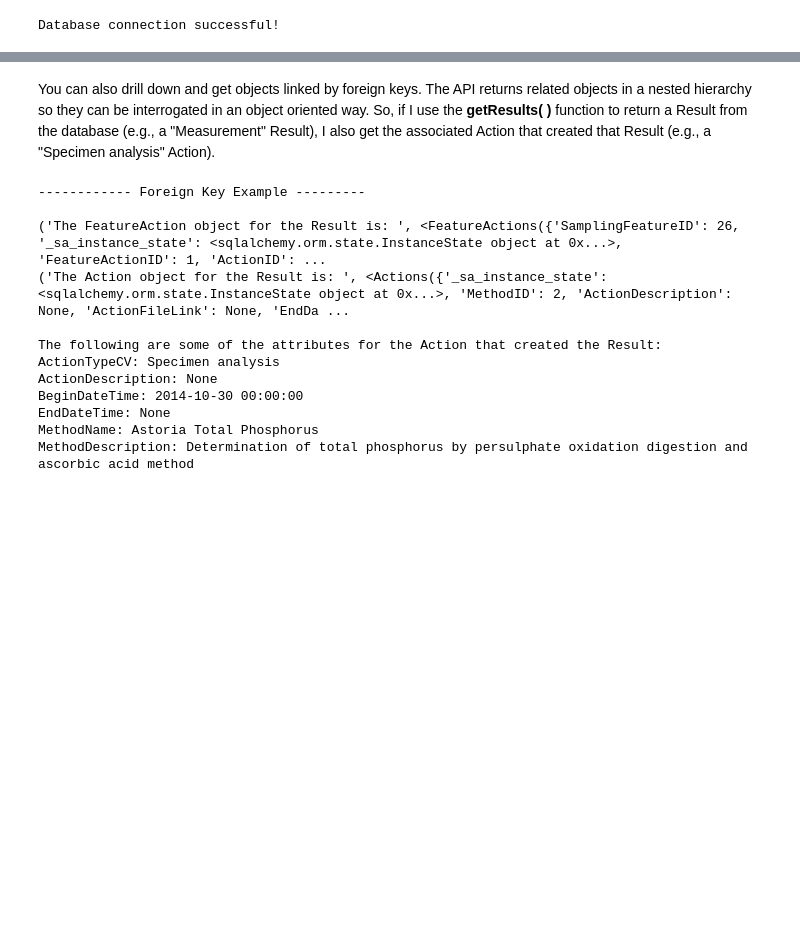
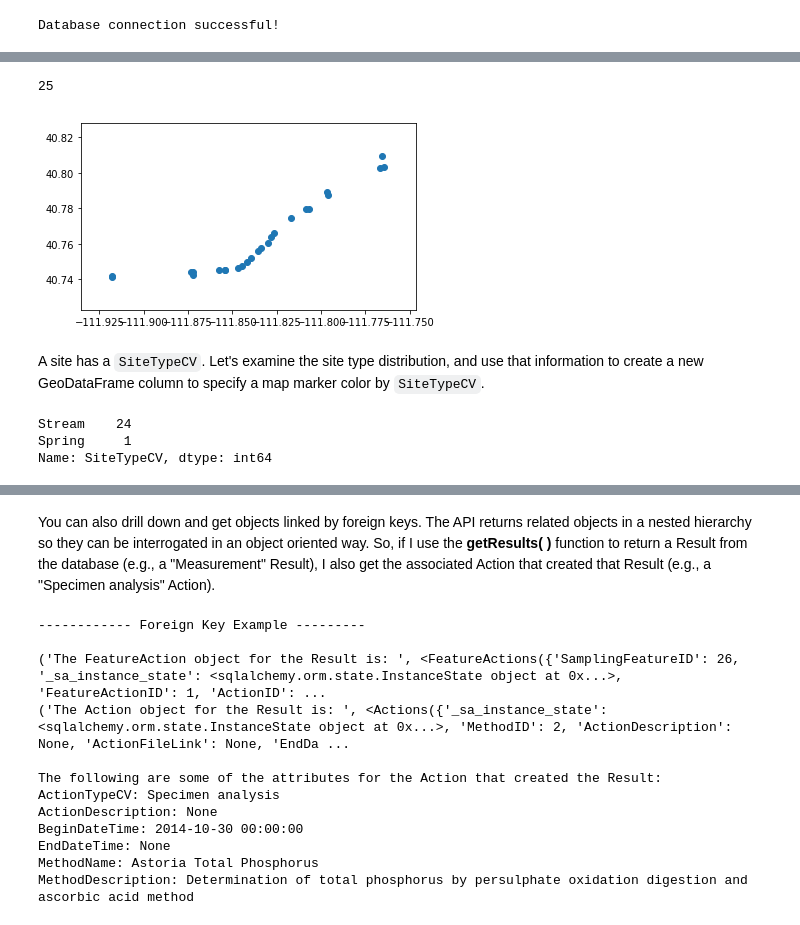
Before and after one commit to BiG-CZ/wshp2017_tutorial_content, a Jupyter notebook: notebooks/ODM2_Example3.ipynb, the cells around one changed output, grey strips where cells are left out. Cells and saved outputs as stored; diff of their text form; code cells hidden in the pictures; blank space fills up the shorter version.

Commit message:
Example 3 - large overhaul and cleanup, with more use of Pandas and GeoPandas, more plots, and a Folium map

```diff
--- a/notebooks/ODM2_Example3.ipynb
+++ b/notebooks/ODM2_Example3.ipynb
@@ -135,0 +93,7 @@ Counter({u'Spring': 1, u'Stream': 24})
+# %%
+# Get all of the SamplingFeatures from the ODM2 database that are Sites
+siteFeatures = read.getSamplingFeatures(type='Site')
+
+# Read Sites records into a Pandas DataFrame
+# ()"if sf.Latitude" is used only to instantiate/read Site attributes)
+df = pd.DataFrame.from_records([vars(sf) for sf in siteFeatures if sf.Latitude])
@@ -135,0 +102,5 @@ Counter({u'Spring': 1, u'Stream': 24})
+# %%
+# Create a GeoPandas GeoDataFrame from Sites DataFrame
+ptgeom = [Point(xy) for xy in zip(df['Longitude'], df['Latitude'])]
+gdf = gpd.GeoDataFrame(df, geometry=ptgeom, crs={'init': 'epsg:4326'})
+gdf.head(5)
@@ -135,0 +114,18 @@ Counter({u'Spring': 1, u'Stream': 24})
+# %%
+# Number of records (features) in GeoDataFrame
+len(gdf)
+# %% [output]
+25
+# %%
+# A trivial plot, easy to generate thanks to GeoPandas
+gdf.plot();
+# %% [output]
+[figure, added]
+# %% [markdown]
+A site has a `SiteTypeCV`. Let's examine the site type distribution, and use that information to create a new GeoDataFrame column to specify a map marker color by `SiteTypeCV`.
+# %%
+gdf['SiteTypeCV'].value_counts()
+# %% [output]
+Stream    24
+Spring     1
+Name: SiteTypeCV, dtype: int64
```
Also changed, not shown: parts of 42 cells of this notebook.
